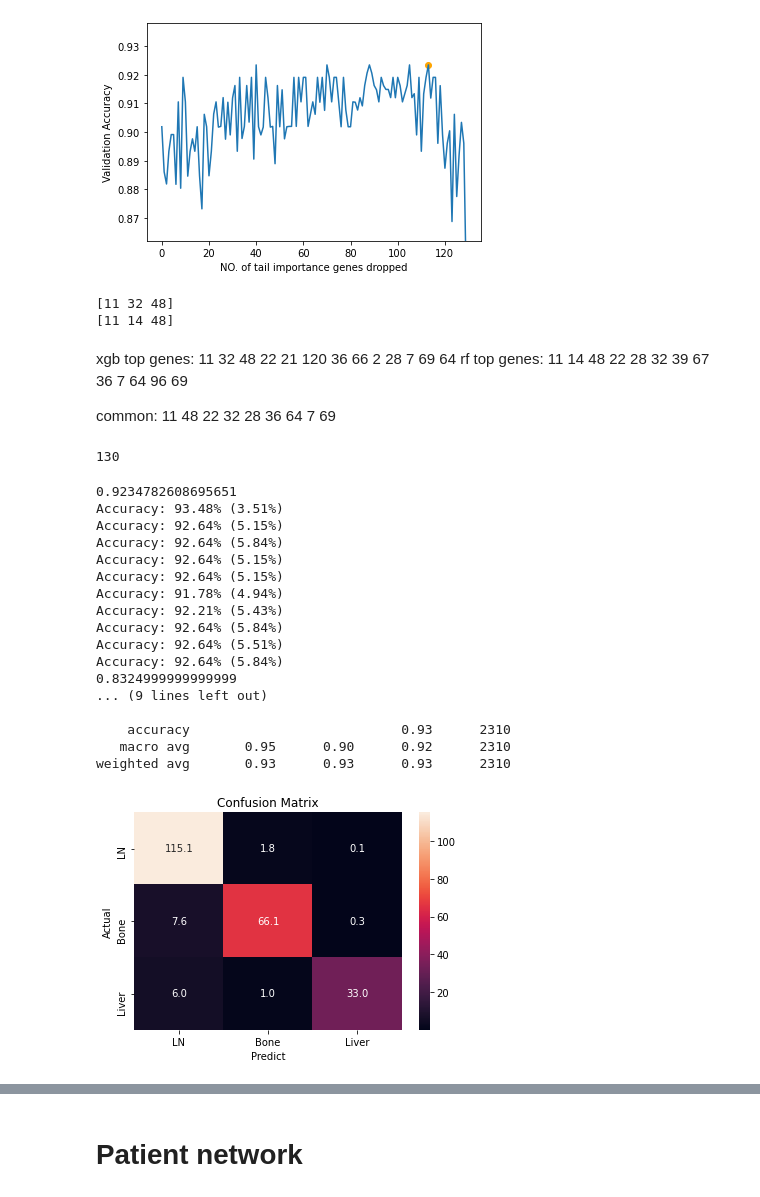
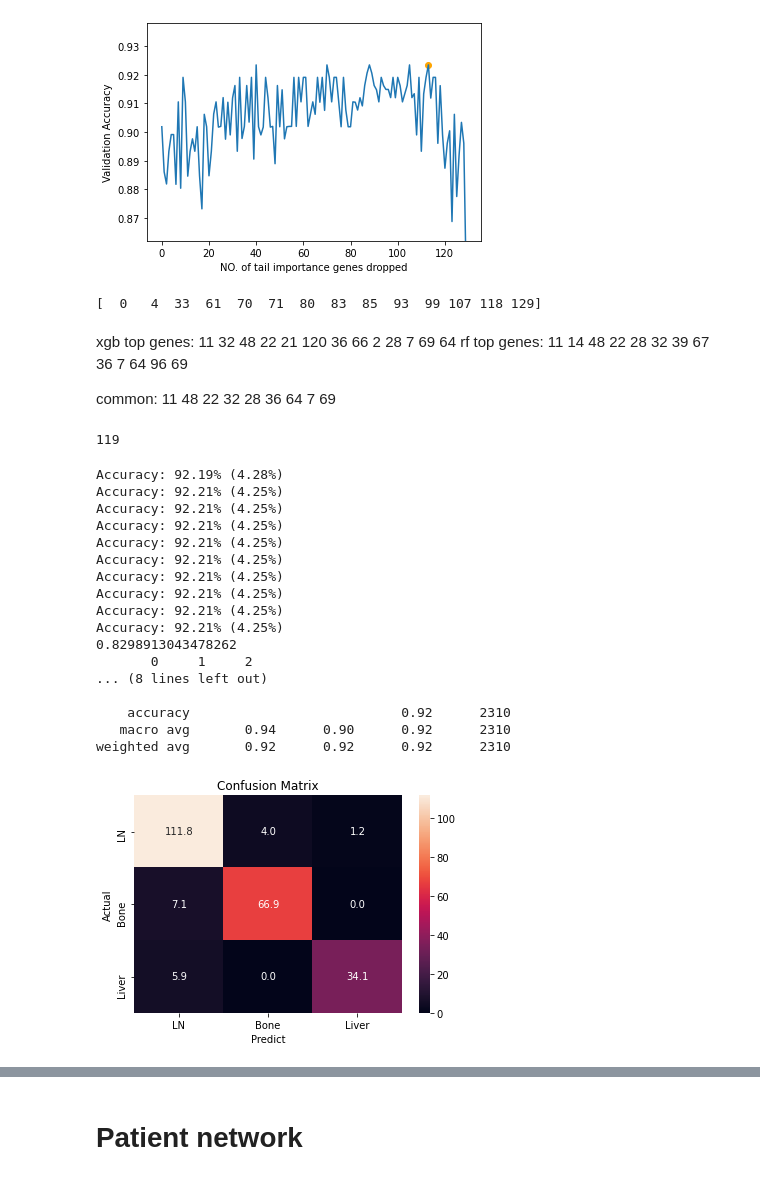
Before and after one commit to zcablii/Master_cancer_project, a Jupyter notebook: network&XGBoost.ipynb, the cells around one changed output, grey strips where cells are left out. Drawn from its saved outputs; the diff is of its cells as text; code cells hidden in the pictures.

```diff
--- a/network&XGBoost.ipynb
+++ b/network&XGBoost.ipynb
@@ -744,15 +744,15 @@ plt.show()
 
 gene_taken_off_sequence = [41, 88, 95, 34, 81, 82, 65, 62, 100, 104, 115, 29, 113, 91, 37, 56, 116, 17, 18, 60, 102, 78, 122, 121, 73, 105, 50, 98, 45, 119, 92, 84, 14, 15, 130, 101, 128, 126, 125, 127, 51, 103, 124, 26, 59, 42, 77, 8, 6, 35, 111, 90, 19, 38, 97, 58, 112, 23, 55, 47, 72, 114, 89, 54, 106, 1, 117, 20, 25, 131, 9, 3, 108, 79, 43, 110, 86, 39, 5, 24, 52, 30, 109, 53, 10, 87, 27, 132, 67, 44, 94, 75, 49, 13, 76, 74, 40, 46, 63, 68, 123, 12, 31, 33, 71, 118, 93, 4, 80, 96, 83, 85, 129, 0, 16, 107, 99, 61, 70, 57, 64, 69, 7, 28, 2, 66, 36, 120, 21, 22]
 len(gene_taken_off_sequence)
-features_df = pd.read_csv(network_features)
-print(accs[-11])
+# features_df = pd.read_csv(network_features)
+# print(accs[-11])
 drop_index = gene_taken_off_sequence[:-10]
 
 X,y = data_preparation(filterd_data)
 X = X.drop(columns=drop_index)
 
 
-model = XGBClassifier()
+model = XGBClassifier(eval_metric='mlogloss')
 # kfold = KFold(n_splits=10,shuffle=True)
 
 kfold = KFold(n_splits=10,shuffle=True)
@@ -765,7 +765,7 @@ acc = 0
 for i in range(9):
     X,y = data_preparation(filterd_data)
     X = X.drop(columns=drop_index)
-    model = XGBClassifier()
+    model = XGBClassifier(eval_metric='mlogloss')
     # kfold = KFold(n_splits=10,shuffle=True)
 
     kfold = KFold(n_splits=10)
@@ -919,7 +905,7 @@ xgb_takeoff = [41, 88, 95, 34, 81, 82, 65, 62, 100, 104, 115, 29, 113, 91, 37, 5
 72, 114, 89, 54, 106, 1, 117, 20, 25, 131, 9, 3, 108, 79, 43, 110, 86, 39, 5, 24, 52,
 30, 109, 53, 10, 87, 27, 132, 67, 44, 94, 75, 49, 13, 76, 74, 40, 46, 63, 68, 123, 12,
 31, 33, 71, 118, 93, 4, 80, 96, 83, 85, 129, 0, 16, 107, 99, 61, 70, 57,
-64, 69, 7, 28, 2, 66, 36, 120, 21, 22]
+64, 69, 7, 28, 2, 66, 36, 120, 21, 22, 32, 11, 48]
 
 rf_takeoff = [88, 54, 70, 111, 126, 130, 104, 90, 62, 79, 59, 30, 23, 132, 60, 124, 9,
               45, 46, 17, 42, 55, 15, 18, 113, 56, 105, 35, 1, 24, 43, 99, 27, 97, 75, 82,
@@ -927,32 +913,32 @@ rf_takeoff = [88, 54, 70, 111, 126, 130, 104, 90, 62, 79, 59, 30, 23, 132, 60, 1
               95, 92, 89, 52, 37, 119, 93, 38, 19, 107, 84, 128, 108, 68, 33, 94, 3, 26, 81,
               80, 116, 4, 13, 121, 123, 114, 20, 51, 50, 61, 47, 6, 72, 78, 109, 83, 85, 86, 34,
               110, 71, 0, 65, 49, 63, 129, 73, 41, 122, 118, 77, 74, 125, 76, 66, 25, 5, 87, 2,
-              44, 91, 57, 10, 16, 21, 53, 120, 69, 96, 64, 7, 36, 67, 39, 32, 28, 22]
+              44, 91, 57, 10, 16, 21, 53, 120, 69, 96, 64, 7, 36, 67, 39, 32, 28, 22, 14, 11, 48]
 
-print(np.setdiff1d( list(range(133)) ,xgb_takeoff))
-print(np.setdiff1d( list(range(133)) ,rf_takeoff))
+N = -30
+print(np.setdiff1d( rf_takeoff[:N] ,xgb_takeoff[:N]))
+# print(np.setdiff1d( list(range(133)) ,rf_takeoff))
 # %% [output]
-[11 32 48]
-[11 14 48]
+[  0   4  33  61  70  71  80  83  85  93  99 107 118 129]
 # %% [markdown]
 xgb top genes: 11 32 48 22 21   120 36 66 2 28 7 69 64
 rf top genes:  11 14 48 22 28   32 39 67 36 7 64 96 69
 
 common: 11 48 22 32 28 36 64 7 69
-# %%
-print(len(gene_taken_off_sequence))
-# %% [output]
-130
+# %%
+len(np.setdiff1d( list(range(133)) ,list(set(rf_takeoff[-10:]) | set(xgb_takeoff[-10:]))))
+# %% [output]
+119
 # %%
 
-print(accs[113])
-drop_index = gene_taken_off_sequence[:-10]
+# drop_index = gene_taken_off_sequence[:-10]
 
+drop_index = np.setdiff1d( list(range(133)) ,list(set(rf_takeoff[-10:]) | set(xgb_takeoff[-10:])))
 X,y = data_preparation(filterd_data)
 X = X.drop(columns=drop_index)
 
 
-model = RandomForestClassifier()
+model = XGBClassifier(eval_metric='mlogloss')
 # kfold = KFold(n_splits=10,shuffle=True)
 
 kfold = KFold(n_splits=10,shuffle=True)
@@ -965,49 +951,49 @@ acc = 0
 for i in range(9):
     X,y = data_preparation(filterd_data)
     X = X.drop(columns=drop_index)
-    model = RandomForestClassifier()
+    model = XGBClassifier(eval_metric='mlogloss')
     # kfold = KFold(n_splits=10,shuffle=True)
 
     kfold = KFold(n_splits=10)
     results = cross_val_score(model, X, y, cv=kfold)
     print("Accuracy: %.2f%% (%.2f%%)" % (results.mean()*100, results.std()*100))
     acc += results.mean()
     y_pred += list(cross_val_predict(model, X, y, cv=kfold))
 #     y_pred+=y_pred
 #     print(conf_mat)
 
 y = list(y)*10
 conf_mat = confusion_matrix(y, y_pred)/10
 print(acc/10)
 class2idx = {
     'LN':0,
     'Bone':1,
     'Liver':2
 }
 
 idx2class = {v: k for k, v in class2idx.items()}
 # print(idx2class)
 print(pd.DataFrame(conf_mat))
 confusion_matrix_df = pd.DataFrame(conf_mat).rename(columns=idx2class, index=idx2class)
 
 sns.heatmap(confusion_matrix_df, annot=True, fmt=".1f").set(xlabel="Predict", ylabel = "Actual",title="Confusion Matrix")
 print(classification_report(y, y_pred))
 # %% [output]
-0.9234782608695651
-Accuracy: 93.48% (3.51%)
-Accuracy: 92.64% (5.15%)
-Accuracy: 92.64% (5.84%)
-Accuracy: 92.64% (5.15%)
-Accuracy: 92.64% (5.15%)
-Accuracy: 91.78% (4.94%)
-Accuracy: 92.21% (5.43%)
-Accuracy: 92.64% (5.84%)
-Accuracy: 92.64% (5.51%)
-Accuracy: 92.64% (5.84%)
-0.8324999999999999
-... (9 lines left out)
+Accuracy: 92.19% (4.28%)
+Accuracy: 92.21% (4.25%)
+Accuracy: 92.21% (4.25%)
+Accuracy: 92.21% (4.25%)
+Accuracy: 92.21% (4.25%)
+Accuracy: 92.21% (4.25%)
+Accuracy: 92.21% (4.25%)
+Accuracy: 92.21% (4.25%)
+Accuracy: 92.21% (4.25%)
+Accuracy: 92.21% (4.25%)
+0.8298913043478262
+       0     1     2
+... (8 lines left out)
 
-    accuracy                           0.93      2310
-   macro avg       0.95      0.90      0.92      2310
-weighted avg       0.93      0.93      0.93      2310
+    accuracy                           0.92      2310
+   macro avg       0.94      0.90      0.92      2310
+weighted avg       0.92      0.92      0.92      2310
-[figure, old version]
+[figure, new version]
```
Also changed, not shown: parts of 2 cells of this notebook.
